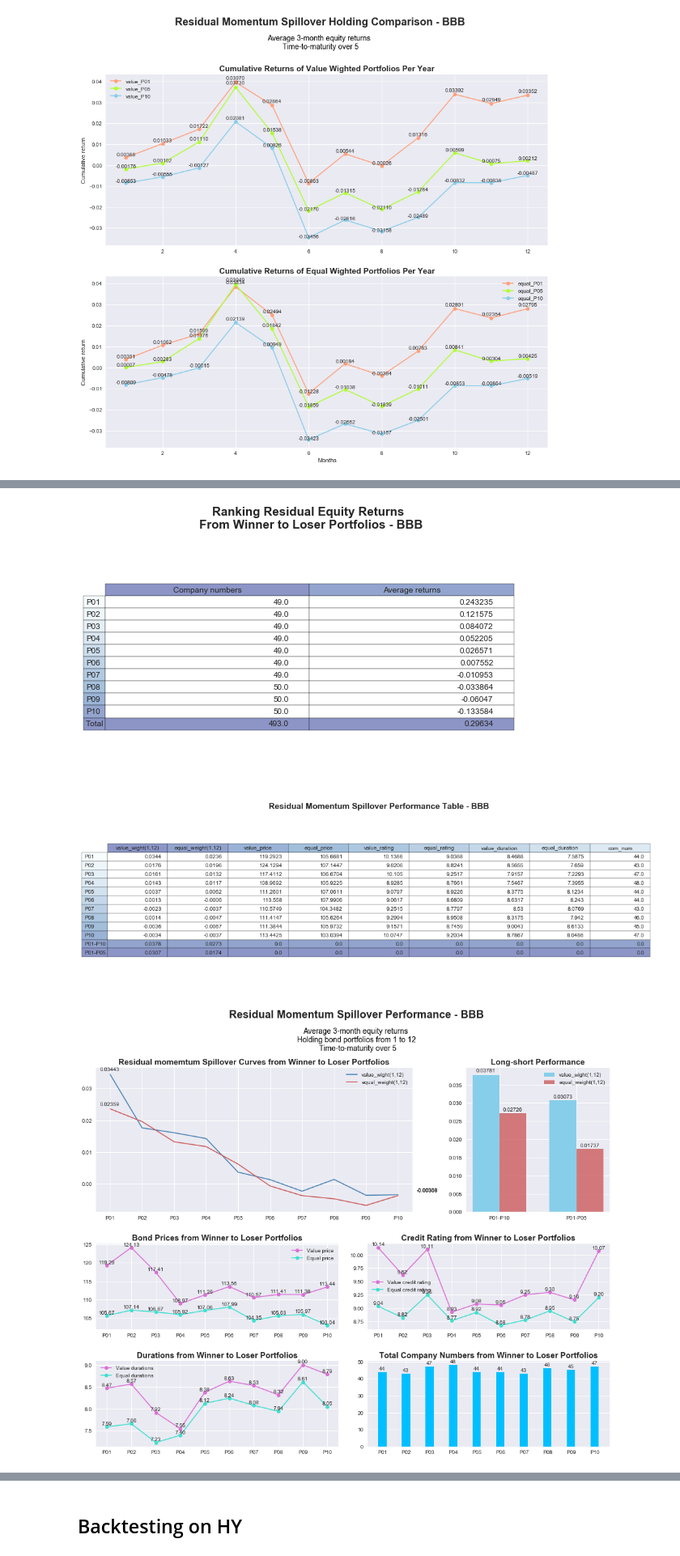
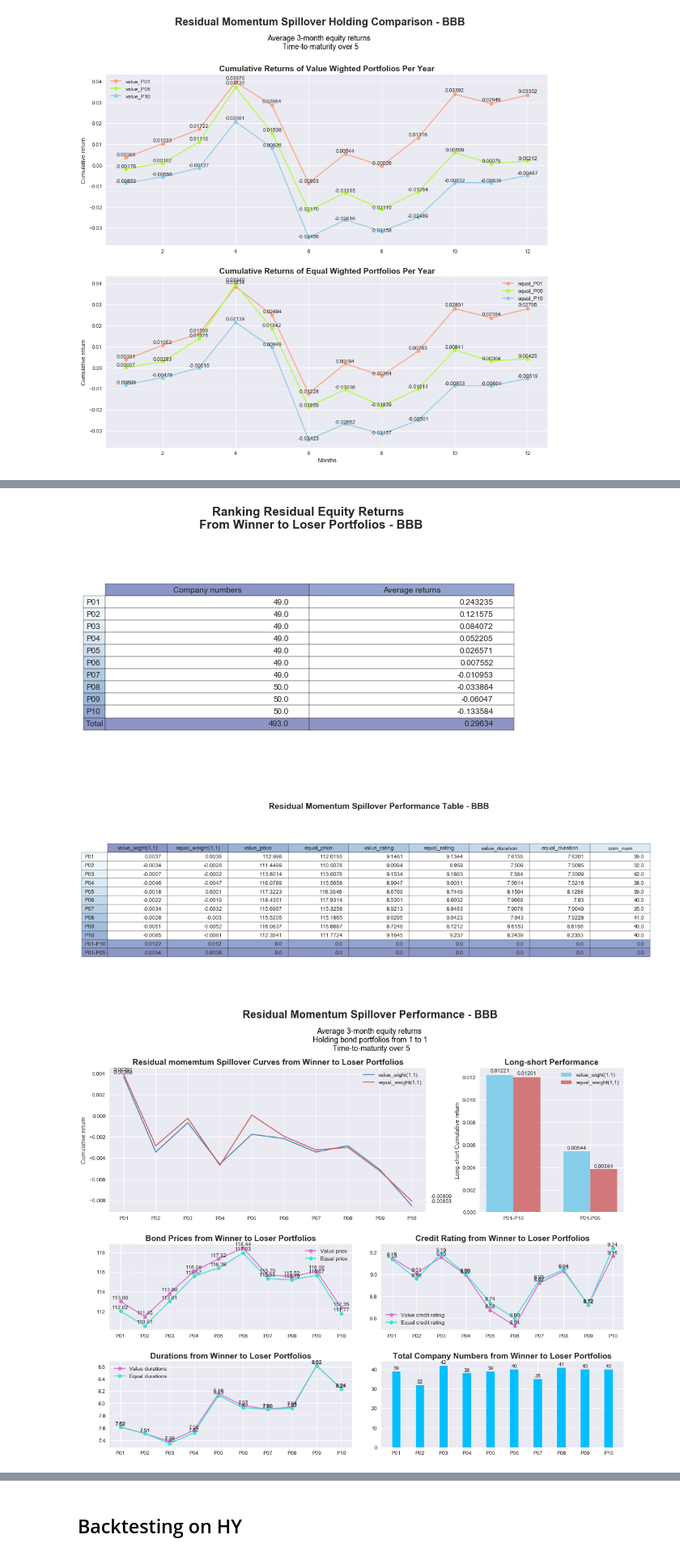
Before and after one commit to ericlegoaec/corp-bond-strategy, a Jupyter notebook: Phase_1-3_Mementum_Spillover.ipynb, the cells around one changed output, grey strips where cells are left out. Shown at 81% size. Saved outputs shown, nothing was run; the diff lists cells and outputs as text; code cells hidden in the pictures.

```diff
--- a/Phase_1-3_Mementum_Spillover.ipynb
+++ b/Phase_1-3_Mementum_Spillover.ipynb
@@ -235,6 +235,7 @@ def performance_plot(perf, avg_period, start, end, tmt, universe, strat_type = 0
     ax1.annotate("{0:0.5f}".format(perf.iloc[0,1]), xy=(0, perf.iloc[0,1]), xytext=(8, 6), xycoords=('axes fraction', 'data'), textcoords='offset points')
     ax1.annotate("{0:0.5f}".format(perf.iloc[-3,1]), xy=(1, perf.iloc[-3,1]), xytext=(8, 6), xycoords=('axes fraction', 'data'), textcoords='offset points')
     ax1.set_title('{0} momemtum Spillover Curves from Winner to Loser Portfolios'.format(strat_name), fontsize=15, weight='bold')
+    ax1.set_ylabel('Cumulative return')
     ax1.legend()
 
     ax2 = plt.subplot2grid((30, 22), (0, 15), rowspan=10, colspan=6)
@@ -259,6 +260,7 @@ def performance_plot(perf, avg_period, start, end, tmt, universe, strat_type = 0
 
     ax2.set_xticks(index)
     ax2.set_xticklabels((perf.index[-2], perf.index[-1]))
+    ax2.set_ylabel('Long-short Cumulative return')
     ax2.set_title('Long-short Performance', fontsize=15, weight='bold')
     ax2.legend()
 
@@ -609,19 +623,19 @@ Using average 3-month equity return and holding bond porfolios from 1 to 12 with
 # %%
 avg_period_BBB = 3
 
 rank_port_BBB = rank_port_decile(equity_data_BBB, formation_date, avg_period_BBB, s_type_BBB)
 rank_table(rank_port_BBB, universe_BBB, s_type_BBB)
 
 hfrom_BBB = 1
-hend_BBB = 12
+hend_BBB = 1
 tmt_BBB = 5
 
 perf_BBB = momentum_strategy(bond_data_BBB, rank_port_BBB, hfrom_BBB, hend_BBB, TMT=TMT_BBB)
 m_performance_table(perf_BBB, universe_BBB, s_type_BBB)
 
 performance_plot(perf_BBB, avg_period_BBB, hfrom_BBB, hend_BBB, tmt_BBB, universe_BBB, s_type_BBB)
 # %% [output]
 [figure]
 [figure]
-[figure, old version]
+[figure, new version]
 # %% [markdown]
```
Also changed, not shown: parts of 33 cells of this notebook.
